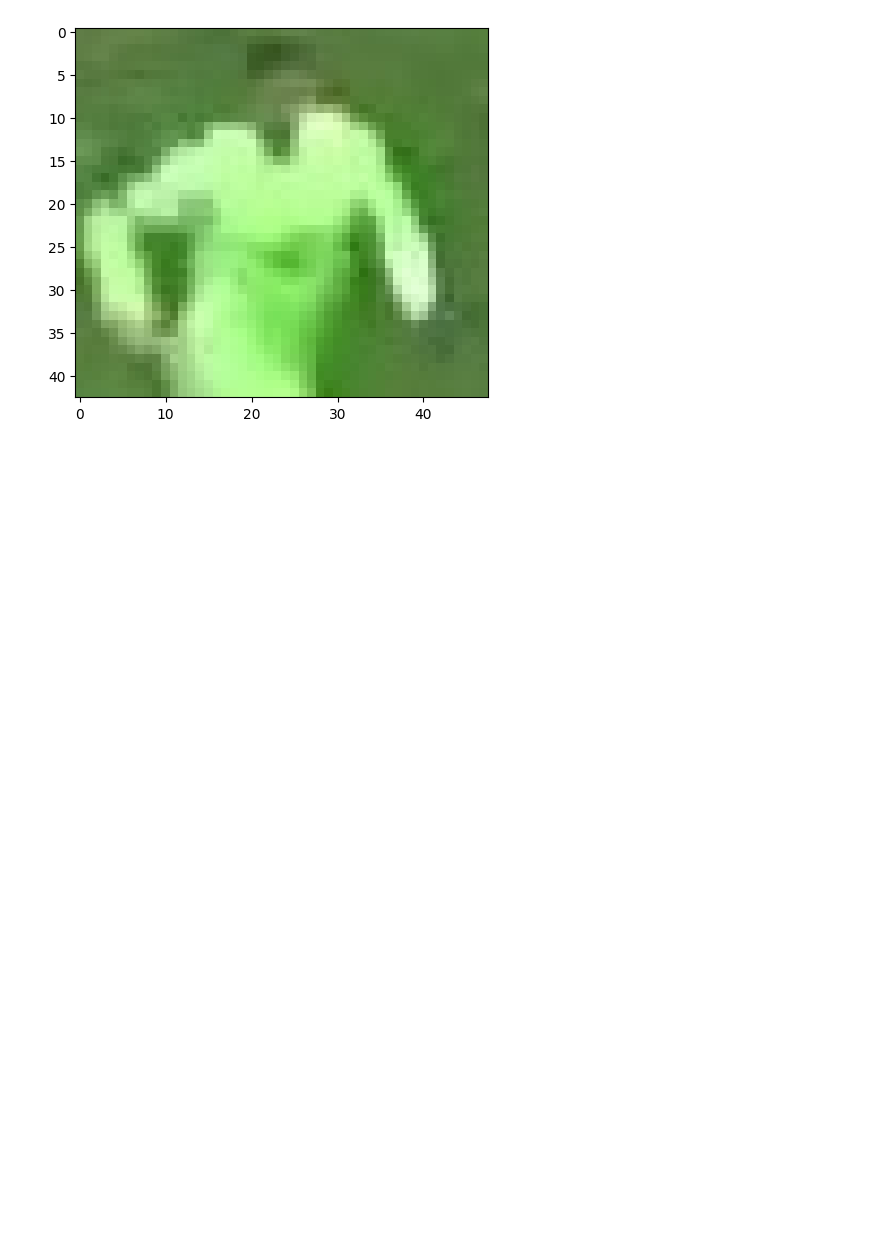
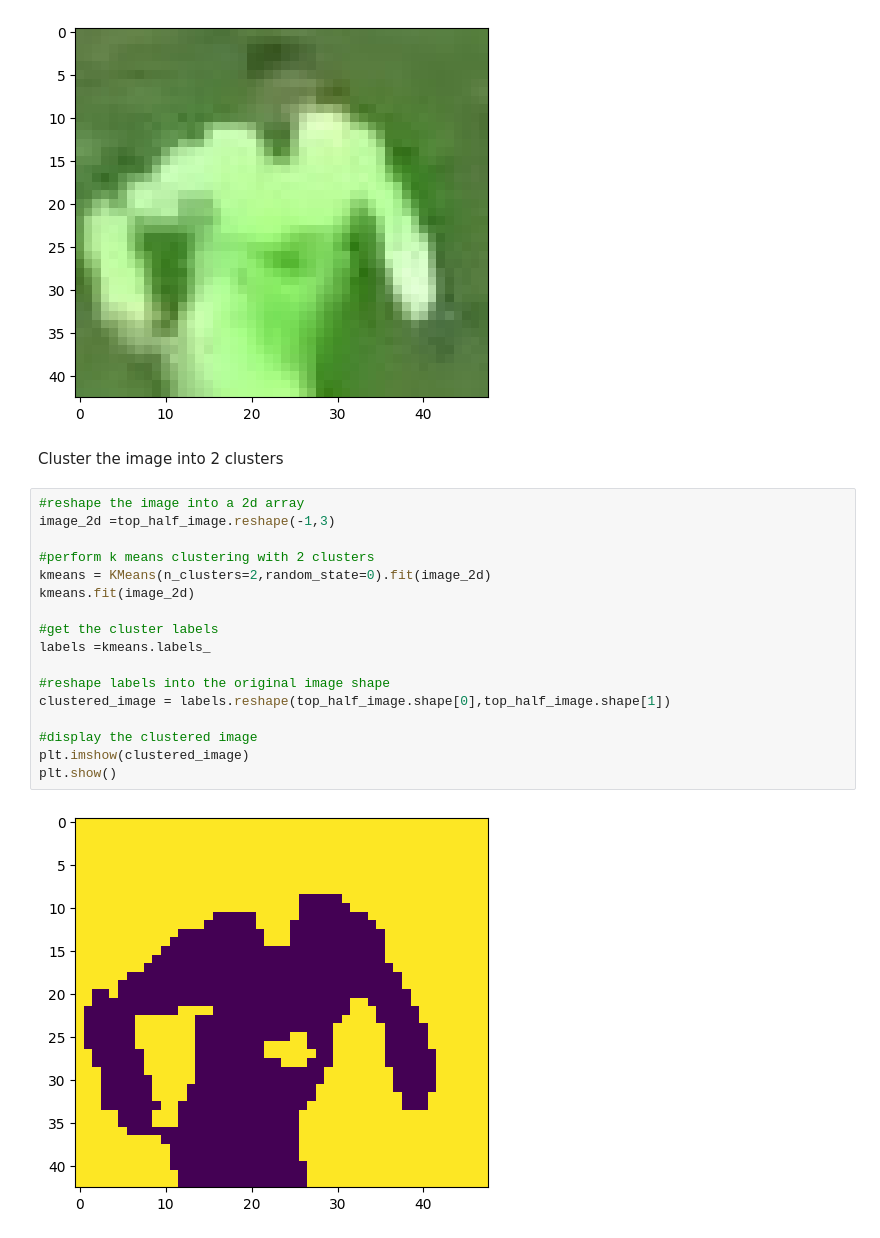
Before and after one commit to arnuuv/analysis-computer-vision, a Jupyter notebook: development_and_analysis/color_assignment.ipynb, the cells around one changed output. Saved outputs shown, nothing was run; the diff lists cells and outputs as text; blank space fills up the shorter version.

Commit message:
clustering for player bounding box

```diff
--- a/development_and_analysis/color_assignment.ipynb
+++ b/development_and_analysis/color_assignment.ipynb
@@ -22,3 +23,24 @@ plt.imshow(top_half_image)
 plt.show()
 # %% [output]
 [figure]
+# %% [markdown]
+Cluster the image into 2 clusters
+# %%
+#reshape the image into a 2d array
+image_2d =top_half_image.reshape(-1,3)
+
+#perform k means clustering with 2 clusters
+kmeans = KMeans(n_clusters=2,random_state=0).fit(image_2d)
+kmeans.fit(image_2d)
+
+#get the cluster labels
+labels =kmeans.labels_
+
+#reshape labels into the original image shape
+clustered_image = labels.reshape(top_half_image.shape[0],top_half_image.shape[1])
+
+#display the clustered image
+plt.imshow(clustered_image)
+plt.show()
+# %% [output]
+[figure, added]
```
Also changed, not shown: parts of 4 cells of this notebook, 2 other files.
